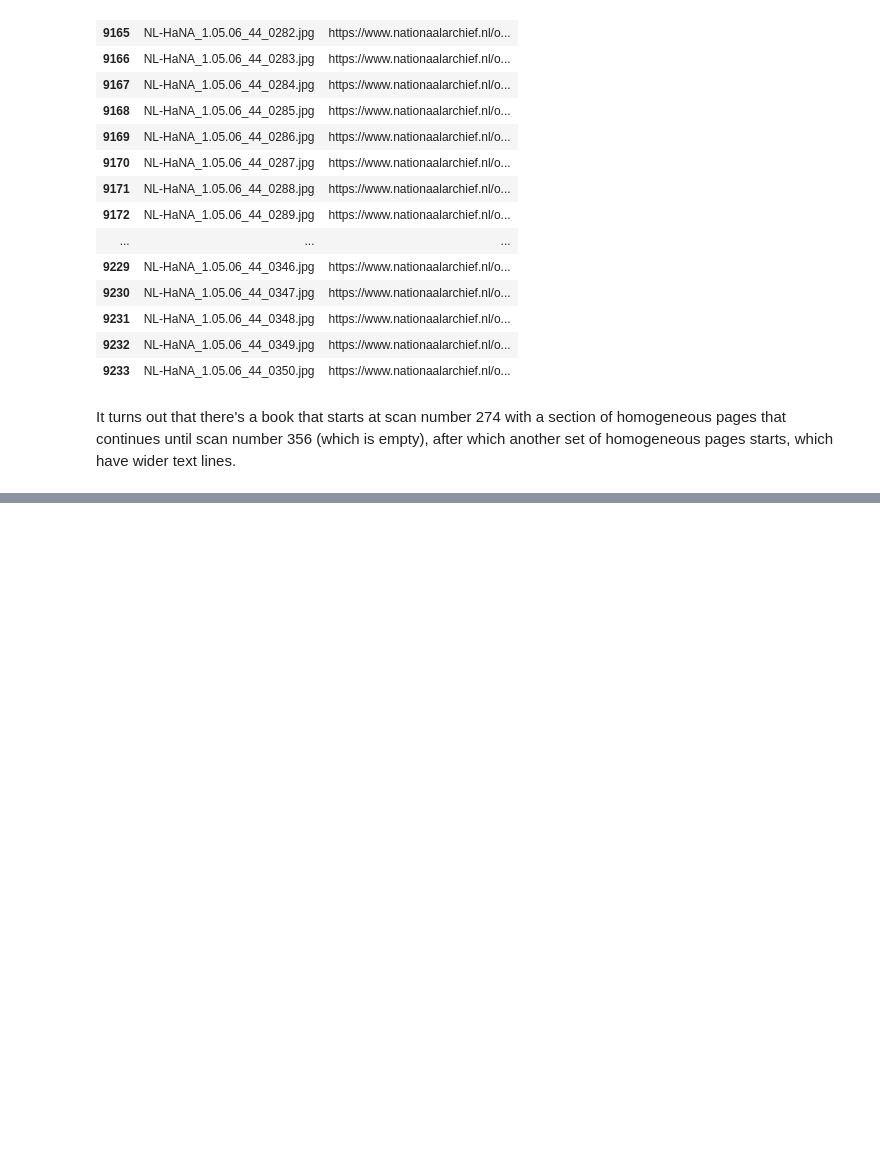
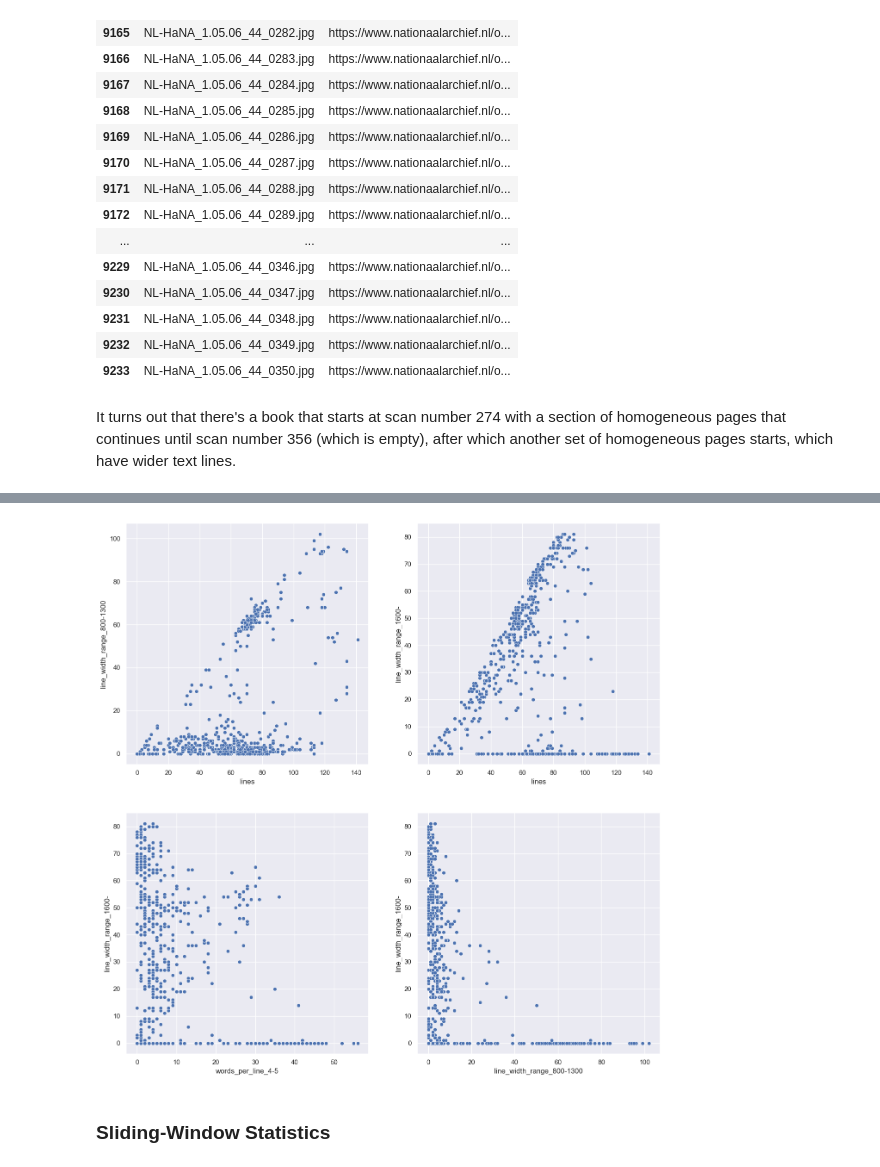
Before and after one commit to knaw-huc/pagexml, a Jupyter notebook: notebooks/Demo-analysing-scan-characteristics-book-sections.ipynb, the cells around one changed output, grey strips where cells are left out. Cells and saved outputs as stored; diff of their text form; code cells hidden in the pictures; blank space fills up the shorter version.

```diff
--- a/notebooks/Demo-analysing-scan-characteristics-book-sections.ipynb
+++ b/notebooks/Demo-analysing-scan-characteristics-book-sections.ipynb
@@ -161,0 +268,13 @@ It turns out that there's a book that starts at scan number 274 with a section o
+# %%
+fig, ax = plt.subplots(2, 2)
+
+sns.scatterplot(inv_44, x='lines', y='line_width_range_800-1300', ax=ax[0][0])
+sns.scatterplot(inv_44, x='lines', y='line_width_range_1600-', ax=ax[0][1])
+sns.scatterplot(inv_44, x='words_per_line_4-5', y='line_width_range_1600-', ax=ax[1][0])
+sns.scatterplot(inv_44, x='line_width_range_800-1300', y='line_width_range_1600-', ax=ax[1][1])
+
+fig.set_size_inches(16, 16)
+# %% [output]
+[figure, added]
+# %% [markdown]
+### Sliding-Window Statistics
```
Also changed, not shown: parts of 17 cells of this notebook, 14 other files.
